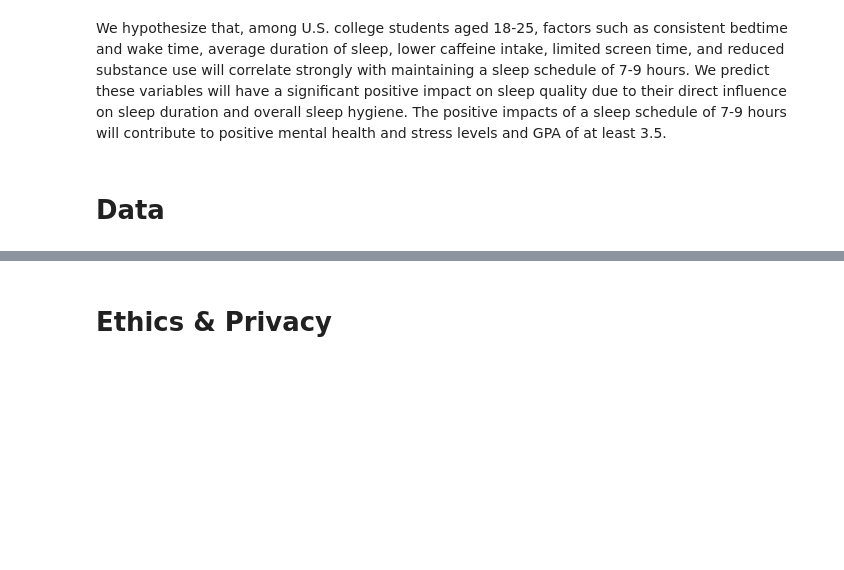
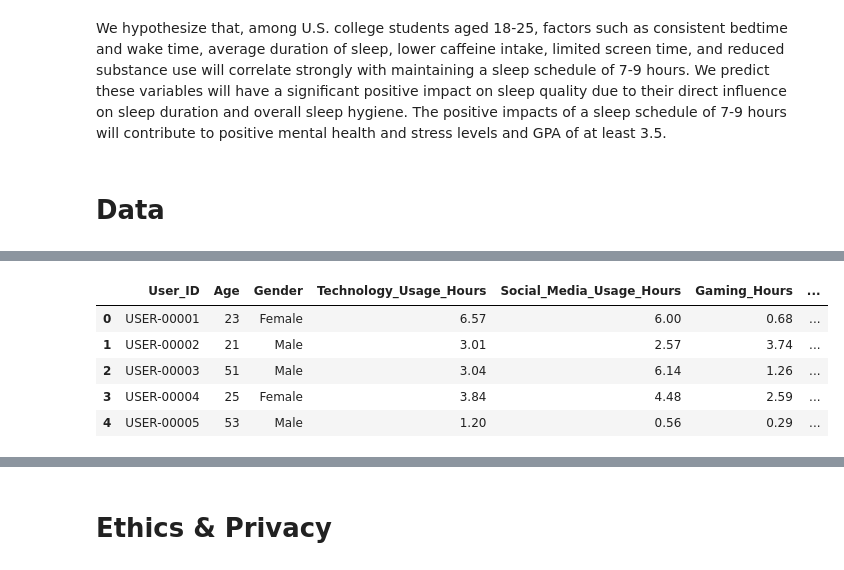
Before and after one commit to keshuvv/Data-Driven-Analysis-of-College-Students-Sleep-Pattern, a Jupyter notebook: DataCheckpoint_Group116-FA24.ipynb, the cells around one changed output, grey strips where cells are left out. Cells and saved outputs as stored; diff of their text form; code cells hidden in the pictures; blank space fills up the shorter version.

```diff
--- a/DataCheckpoint_Group116-FA24.ipynb
+++ b/DataCheckpoint_Group116-FA24.ipynb
@@ -102,0 +123,9 @@ We hypothesize that, among U.S. college students aged 18-25, factors such as con
+# %%
+mental_health_data.head()
+# %% [output]
+|  | User_ID | Age | Gender | Technology_Usage_Hours | Social_Media_Usage_Hours | Gaming_Hours | ... |
+| 0 | USER-00001 | 23 | Female | 6.57 | 6.00 | 0.68 | ... |
+| 1 | USER-00002 | 21 | Male | 3.01 | 2.57 | 3.74 | ... |
+| 2 | USER-00003 | 51 | Male | 3.04 | 6.14 | 1.26 | ... |
+| 3 | USER-00004 | 25 | Female | 3.84 | 4.48 | 2.59 | ... |
+| 4 | USER-00005 | 53 | Male | 1.20 | 0.56 | 0.29 | ... |
```
Also changed, not shown: parts of 26 cells of this notebook.
